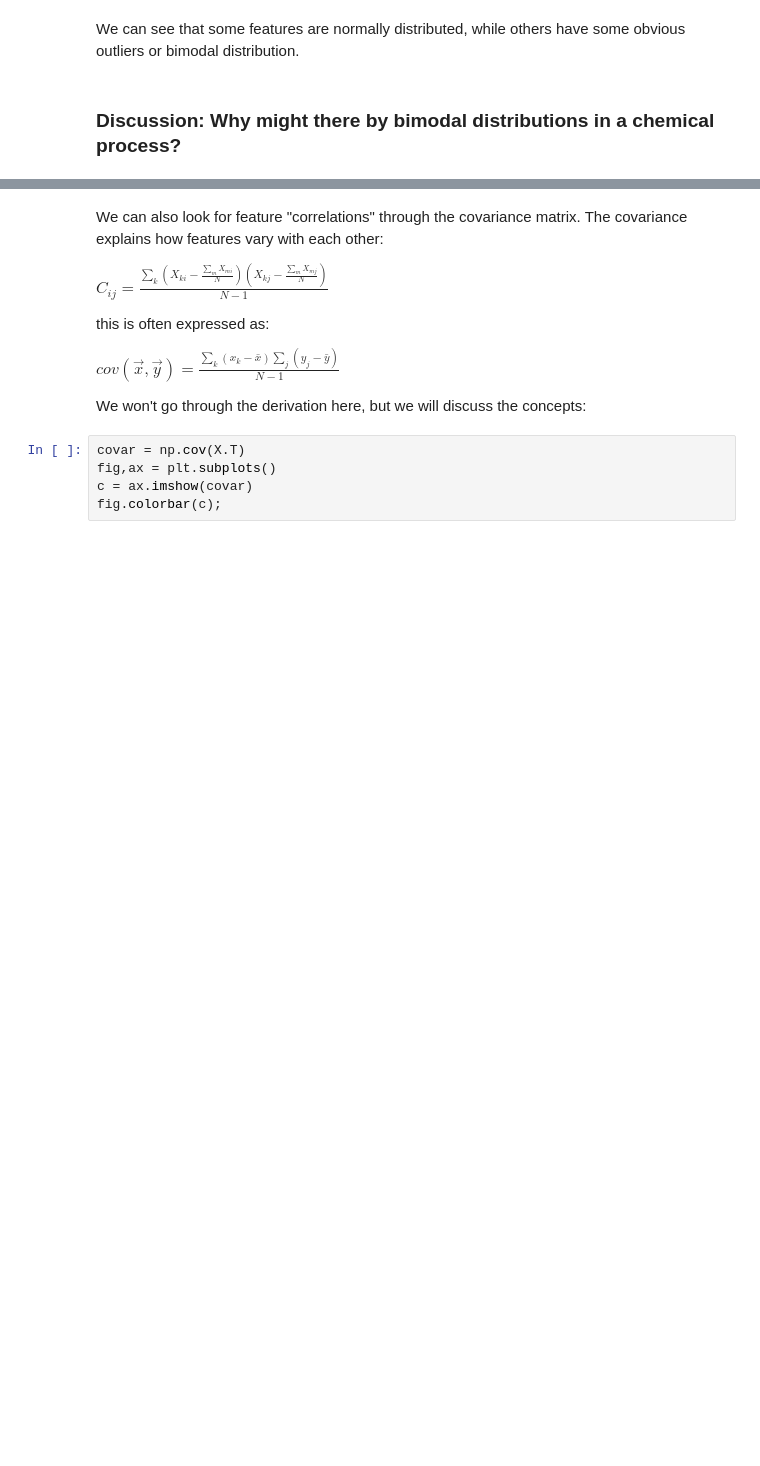
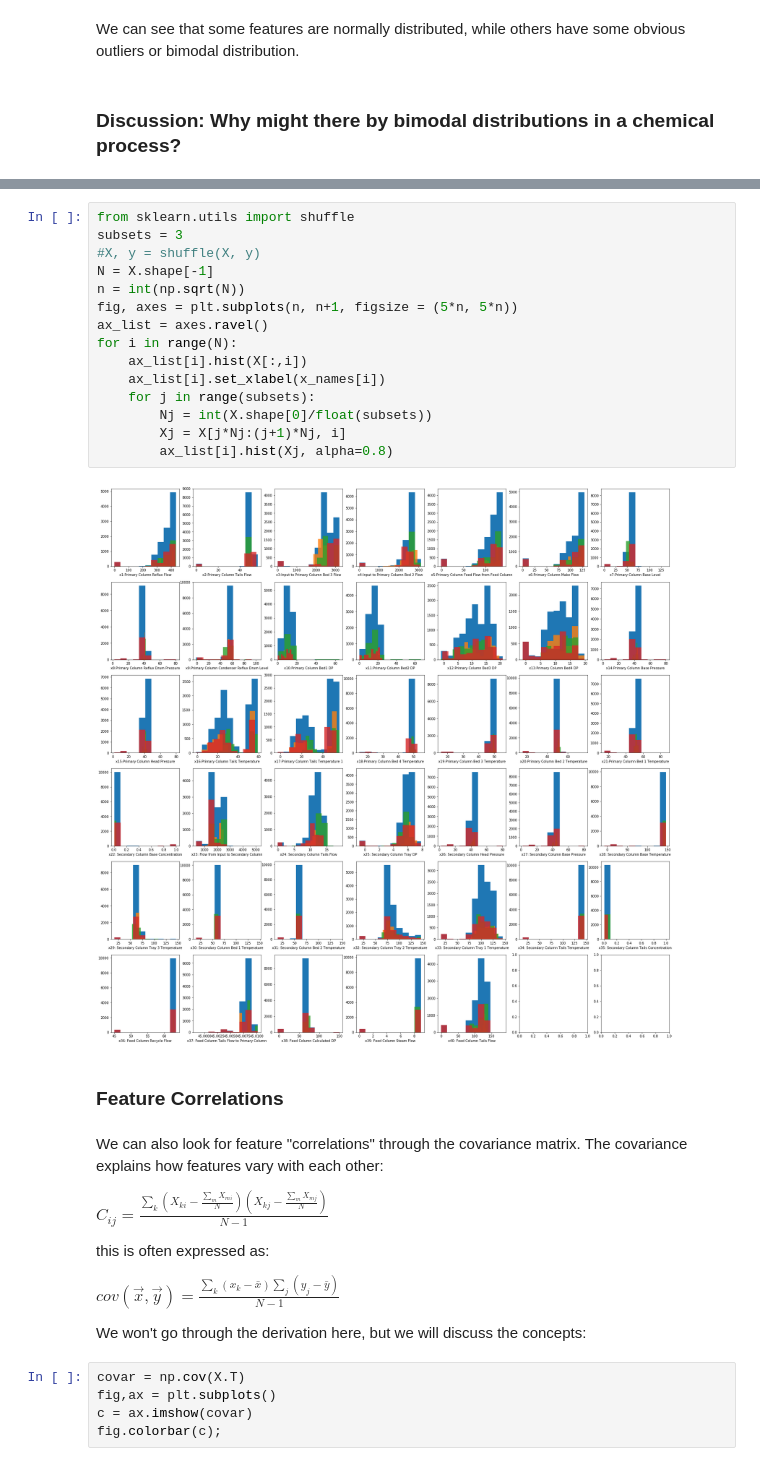
Before and after one commit to medford-group/data_analytics_ChE, a Jupyter notebook: 2-regression/lecture-high_dimensional_data.ipynb, the cells around one changed output, grey strips where cells are left out. Drawn from its saved outputs; the diff is of its cells as text; blank space fills up the shorter version.

```diff
--- a/2-regression/lecture-high_dimensional_data.ipynb
+++ b/2-regression/lecture-high_dimensional_data.ipynb
@@ -105,3 +109,22 @@ We can see that some features are normally distributed, while others have some o
+# %%
+from sklearn.utils import shuffle
+subsets = 3
+#X, y = shuffle(X, y)
+N = X.shape[-1]
+n = int(np.sqrt(N))
+fig, axes = plt.subplots(n, n+1, figsize = (5*n, 5*n))
+ax_list = axes.ravel()
+for i in range(N):
+    ax_list[i].hist(X[:,i])
+    ax_list[i].set_xlabel(x_names[i])
+    for j in range(subsets):
+        Nj = int(X.shape[0]/float(subsets))
+        Xj = X[j*Nj:(j+1)*Nj, i]
+        ax_list[i].hist(Xj, alpha=0.8)
+# %% [output]
+[figure, added]
+# %% [markdown]
+### Feature Correlations
 # %% [markdown]
 We can also look for feature "correlations" through the covariance matrix. The covariance explains how features vary with each other:
 
```
Also changed, not shown: parts of 3 cells of this notebook, 1 other file.
